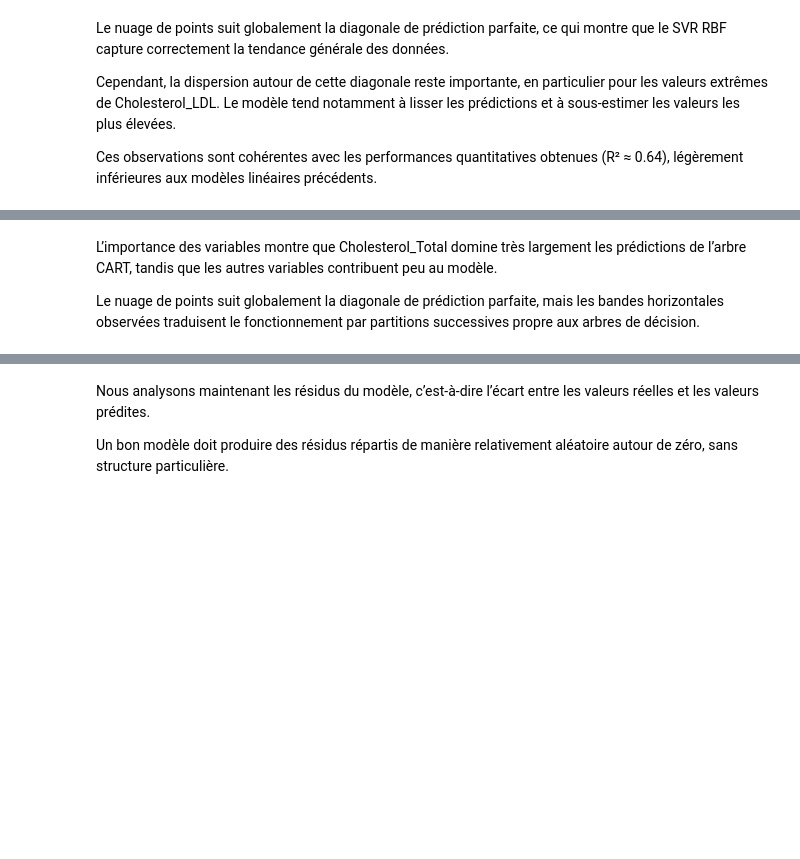
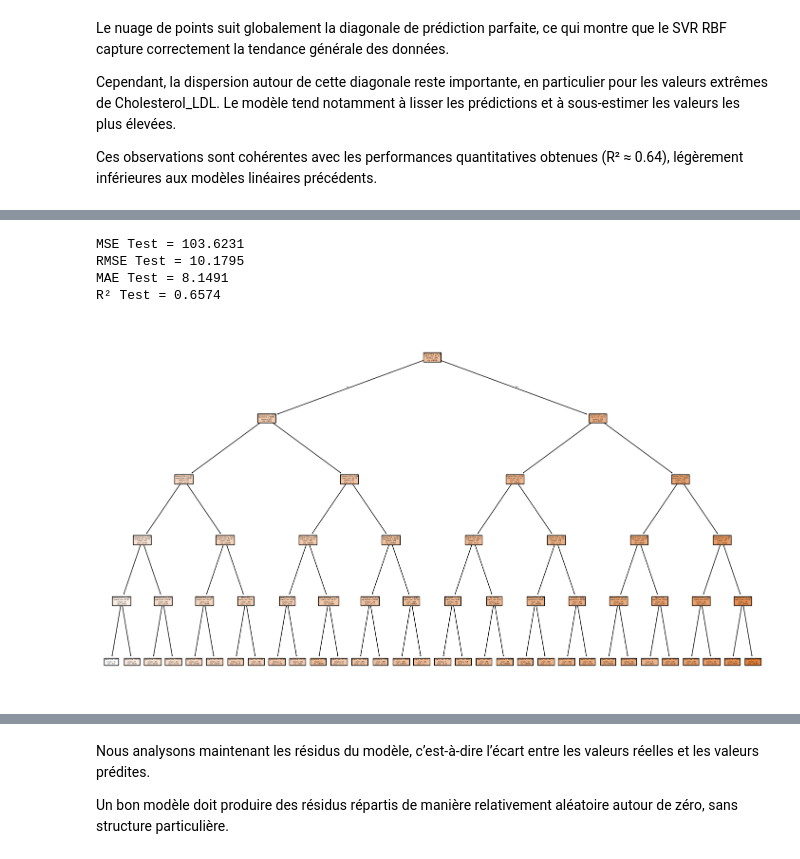
Before and after one commit to AhmedBousbih/Projet-Machine-learning, a Jupyter notebook: Projet_ML_py.ipynb, the cells around one changed output, grey strips where cells are left out. Saved outputs shown, nothing was run; the diff lists cells and outputs as text; code cells hidden in the pictures; blank space fills up the shorter version.

```diff
--- a/Projet_ML_py.ipynb
+++ b/Projet_ML_py.ipynb
@@ -1248,4 +1194,53 @@ plt.show()
-# %% [markdown]
-L’importance des variables montre que Cholesterol_Total domine très largement les prédictions de l’arbre CART, tandis que les autres variables contribuent peu au modèle.
-
-Le nuage de points suit globalement la diagonale de prédiction parfaite, mais les bandes horizontales observées traduisent le fonctionnement par partitions successives propre aux arbres de décision.
+# %%
+# Prévision de l'échantillon test
+y_pred_tree = treeOpt.predict(Xr_test_chol)
+
+# Métriques
+mse_tree = mean_squared_error(
+    y_test_chol,
+    y_pred_tree
+)
+
+rmse_tree = np.sqrt(mse_tree)
+
+mae_tree = mean_absolute_error(
+    y_test_chol,
+    y_pred_tree
+)
+
+r2_tree = r2_score(
+    y_test_chol,
+    y_pred_tree
+)
+
+print("MSE Test =", round(mse_tree,4))
+print("RMSE Test =", round(rmse_tree,4))
+print("MAE Test =", round(mae_tree,4))
+print("R² Test =", round(r2_tree,4))
+# %% [output]
+MSE Test = 103.6231
+RMSE Test = 10.1795
+MAE Test = 8.1491
+R² Test = 0.6574
+# %%
+from sklearn.tree import plot_tree
+import matplotlib.pyplot as plt
+
+treeG = DecisionTreeRegressor(
+    max_depth=treeOpt.best_params_['max_depth'],
+    random_state=randomseed
+)
+
+treeG.fit(Xr_train_chol, y_train_chol)
+
+plt.figure(figsize=(18,10))
+
+plot_tree(
+    treeG,
+    feature_names=X_chol.columns.tolist(),
+    filled=True
+)
+
+plt.show()
+# %% [output]
+[figure, added]
```
Also changed, not shown: parts of 27 cells of this notebook.
